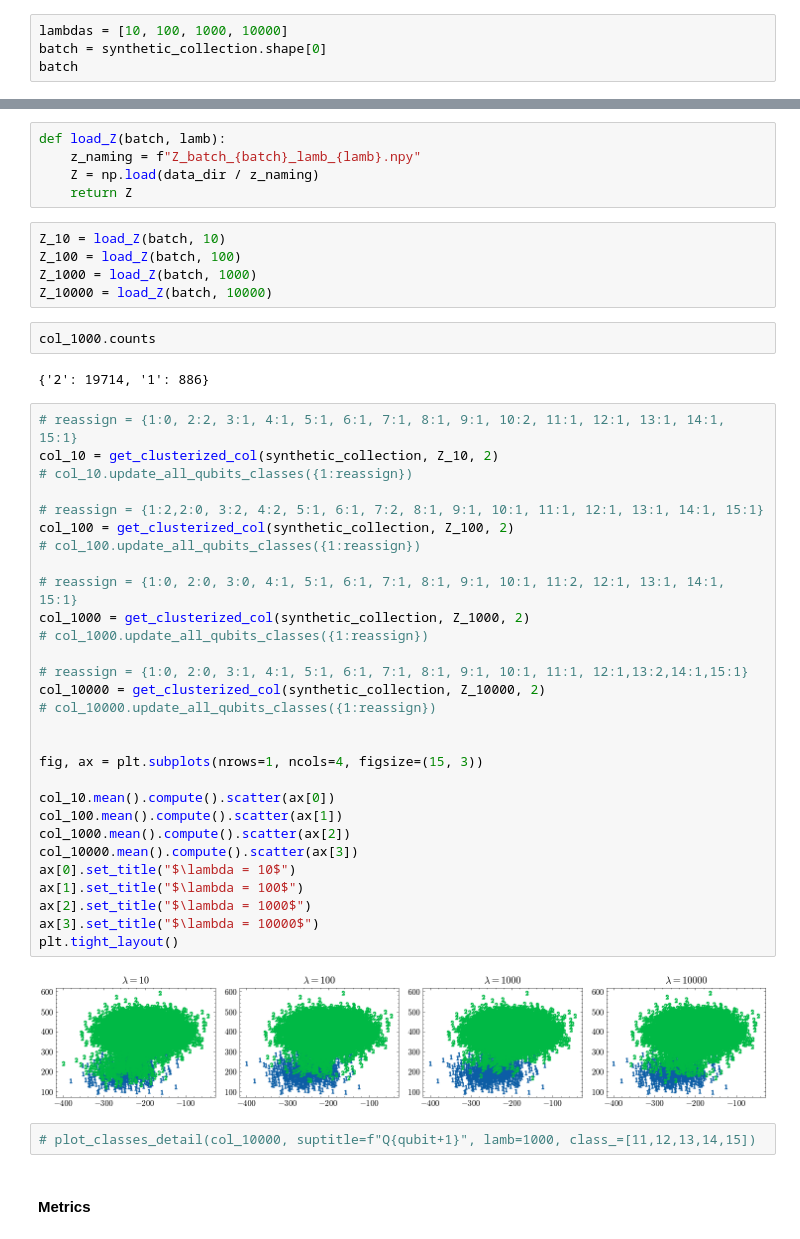
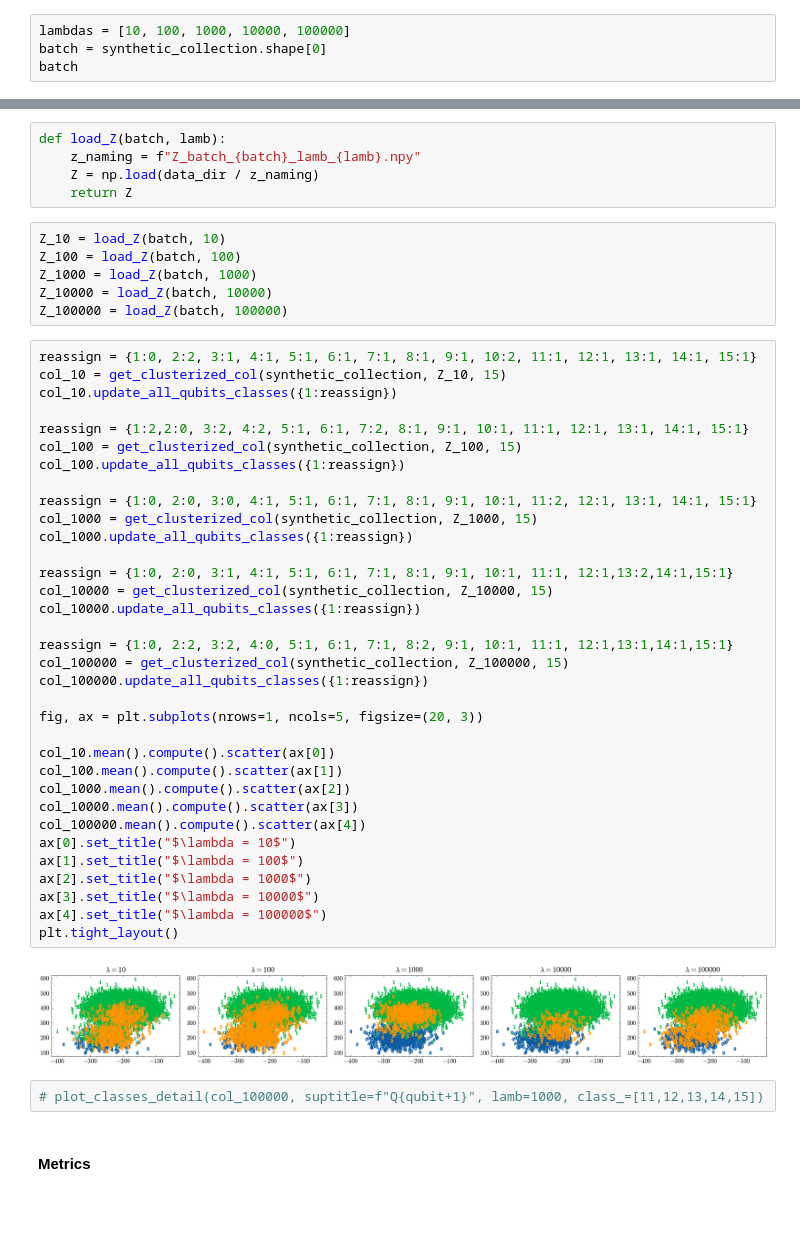
Before and after one commit to ikaryss/readout-experiments, a Jupyter notebook: cluster_utils.ipynb, the cells around one changed output, grey strips where cells are left out. Cells and saved outputs as stored; diff of their text form; blank space fills up the shorter version.

```diff
--- a/cluster_utils.ipynb
+++ b/cluster_utils.ipynb
@@ -349,7 +354,7 @@ def get_clusterized_col(col, Z, num_classes):
 # %% [markdown]
 ### Var labmdas, const batch
 # %%
-lambdas = [10, 100, 1000, 10000]
+lambdas = [10, 100, 1000, 10000, 100000]
 batch = synthetic_collection.shape[0]
 batch
 # %% [output]
@@ -388,43 +393,45 @@ Z_10 = load_Z(batch, 10)
 Z_100 = load_Z(batch, 100)
 Z_1000 = load_Z(batch, 1000)
 Z_10000 = load_Z(batch, 10000)
+Z_100000 = load_Z(batch, 100000)
-# %%
-col_1000.counts
-# %% [output]
-{'2': 19714, '1': 886}
 # %%
-# reassign = {1:0, 2:2, 3:1, 4:1, 5:1, 6:1, 7:1, 8:1, 9:1, 10:2, 11:1, 12:1, 13:1, 14:1, 15:1}
-col_10 = get_clusterized_col(synthetic_collection, Z_10, 2)
-# col_10.update_all_qubits_classes({1:reassign})
+reassign = {1:0, 2:2, 3:1, 4:1, 5:1, 6:1, 7:1, 8:1, 9:1, 10:2, 11:1, 12:1, 13:1, 14:1, 15:1}
+col_10 = get_clusterized_col(synthetic_collection, Z_10, 15)
+col_10.update_all_qubits_classes({1:reassign})
 
-# reassign = {1:2,2:0, 3:2, 4:2, 5:1, 6:1, 7:2, 8:1, 9:1, 10:1, 11:1, 12:1, 13:1, 14:1, 15:1}
-col_100 = get_clusterized_col(synthetic_collection, Z_100, 2)
-# col_100.update_all_qubits_classes({1:reassign})
+reassign = {1:2,2:0, 3:2, 4:2, 5:1, 6:1, 7:2, 8:1, 9:1, 10:1, 11:1, 12:1, 13:1, 14:1, 15:1}
+col_100 = get_clusterized_col(synthetic_collection, Z_100, 15)
+col_100.update_all_qubits_classes({1:reassign})
 
-# reassign = {1:0, 2:0, 3:0, 4:1, 5:1, 6:1, 7:1, 8:1, 9:1, 10:1, 11:2, 12:1, 13:1, 14:1, 15:1}
-col_1000 = get_clusterized_col(synthetic_collection, Z_1000, 2)
-# col_1000.update_all_qubits_classes({1:reassign})
+reassign = {1:0, 2:0, 3:0, 4:1, 5:1, 6:1, 7:1, 8:1, 9:1, 10:1, 11:2, 12:1, 13:1, 14:1, 15:1}
+col_1000 = get_clusterized_col(synthetic_collection, Z_1000, 15)
+col_1000.update_all_qubits_classes({1:reassign})
 
-# reassign = {1:0, 2:0, 3:1, 4:1, 5:1, 6:1, 7:1, 8:1, 9:1, 10:1, 11:1, 12:1,13:2,14:1,15:1}
-col_10000 = get_clusterized_col(synthetic_collection, Z_10000, 2)
-# col_10000.update_all_qubits_classes({1:reassign})
+reassign = {1:0, 2:0, 3:1, 4:1, 5:1, 6:1, 7:1, 8:1, 9:1, 10:1, 11:1, 12:1,13:2,14:1,15:1}
+col_10000 = get_clusterized_col(synthetic_collection, Z_10000, 15)
+col_10000.update_all_qubits_classes({1:reassign})
 
+reassign = {1:0, 2:2, 3:2, 4:0, 5:1, 6:1, 7:1, 8:2, 9:1, 10:1, 11:1, 12:1,13:1,14:1,15:1}
+col_100000 = get_clusterized_col(synthetic_collection, Z_100000, 15)
+col_100000.update_all_qubits_classes({1:reassign})
 
-fig, ax = plt.subplots(nrows=1, ncols=4, figsize=(15, 3))
+fig, ax = plt.subplots(nrows=1, ncols=5, figsize=(20, 3))
 
 col_10.mean().compute().scatter(ax[0])
 col_100.mean().compute().scatter(ax[1])
 col_1000.mean().compute().scatter(ax[2])
 col_10000.mean().compute().scatter(ax[3])
+col_100000.mean().compute().scatter(ax[4])
 ax[0].set_title("$\lambda = 10$")
 ax[1].set_title("$\lambda = 100$")
 ax[2].set_title("$\lambda = 1000$")
 ax[3].set_title("$\lambda = 10000$")
+ax[4].set_title("$\lambda = 100000$")
 plt.tight_layout()
 # %% [output]
-[figure, old version]
+[figure, new version]
 # %%
-# plot_classes_detail(col_10000, suptitle=f"Q{qubit+1}", lamb=1000, class_=[11,12,13,14,15])
+# plot_classes_detail(col_100000, suptitle=f"Q{qubit+1}", lamb=1000, class_=[11,12,13,14,15])
 # %% [markdown]
 #### Metrics
 # %%
```
Also changed, not shown: parts of 15 cells of this notebook, 3 other files.
